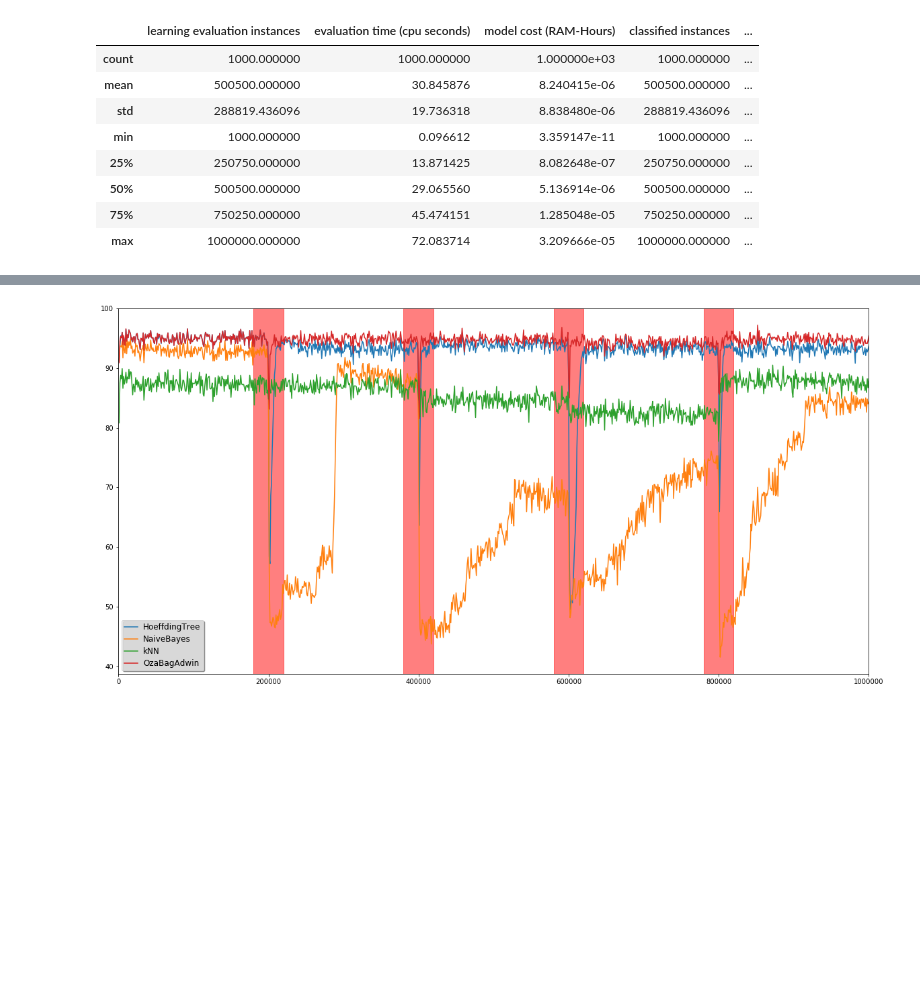
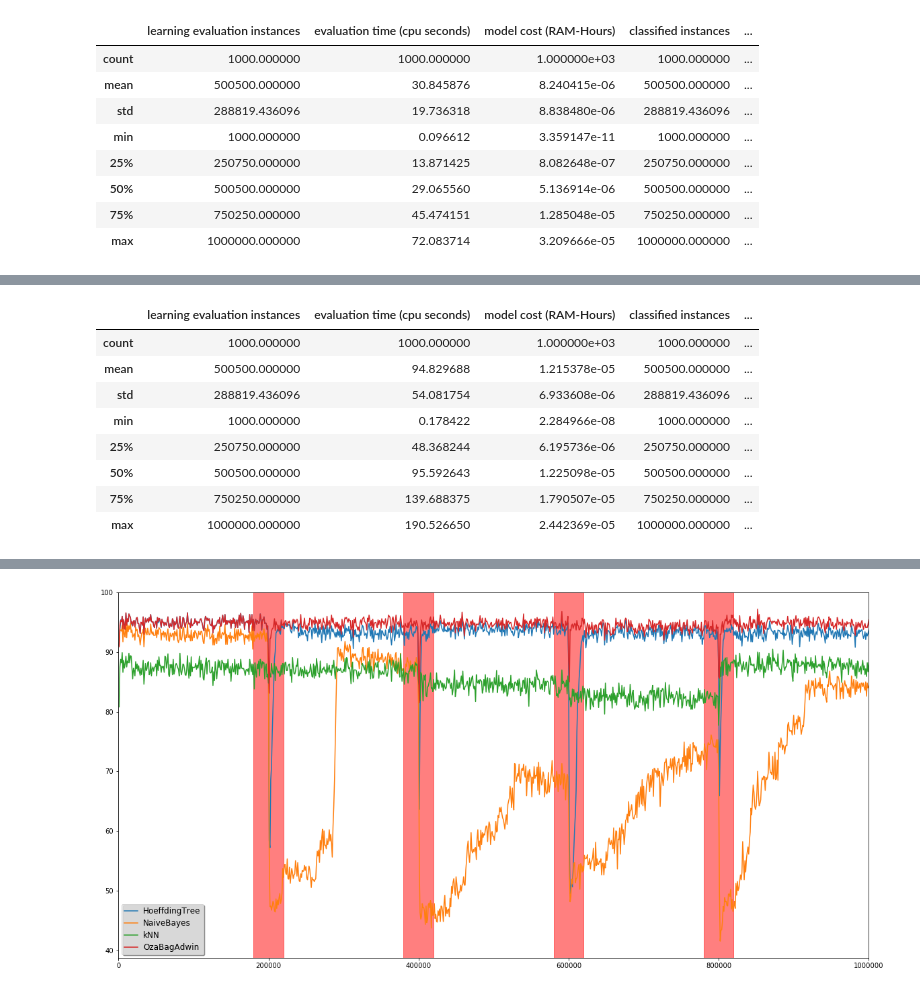
Before and after one commit to Oracy/MOA, a Jupyter notebook: Notebook/Trabalho_Jean.ipynb, the cells around one changed output, grey strips where cells are left out. Drawn from its saved outputs; the diff is of its cells as text; code cells hidden in the pictures; blank space fills up the shorter version.

```diff
--- a/Notebook/Trabalho_Jean.ipynb
+++ b/Notebook/Trabalho_Jean.ipynb
@@ -184,0 +205,12 @@ df_Hoeffding_Asset.describe()
+# %%
+df_kNN_Asset.describe()
+# %% [output]
+|  | learning evaluation instances | evaluation time (cpu seconds) | model cost (RAM-Hours) | classified instances | ... |
+| count | 1000.000000 | 1000.000000 | 1.000000e+03 | 1000.000000 | ... |
+| mean | 500500.000000 | 94.829688 | 1.215378e-05 | 500500.000000 | ... |
+| std | 288819.436096 | 54.081754 | 6.933608e-06 | 288819.436096 | ... |
+| min | 1000.000000 | 0.178422 | 2.284966e-08 | 1000.000000 | ... |
+| 25% | 250750.000000 | 48.368244 | 6.195736e-06 | 250750.000000 | ... |
+| 50% | 500500.000000 | 95.592643 | 1.225098e-05 | 500500.000000 | ... |
+| 75% | 750250.000000 | 139.688375 | 1.790507e-05 | 750250.000000 | ... |
+| max | 1000000.000000 | 190.526650 | 2.442369e-05 | 1000000.000000 | ... |
```
Also changed, not shown: parts of 9 cells of this notebook.
